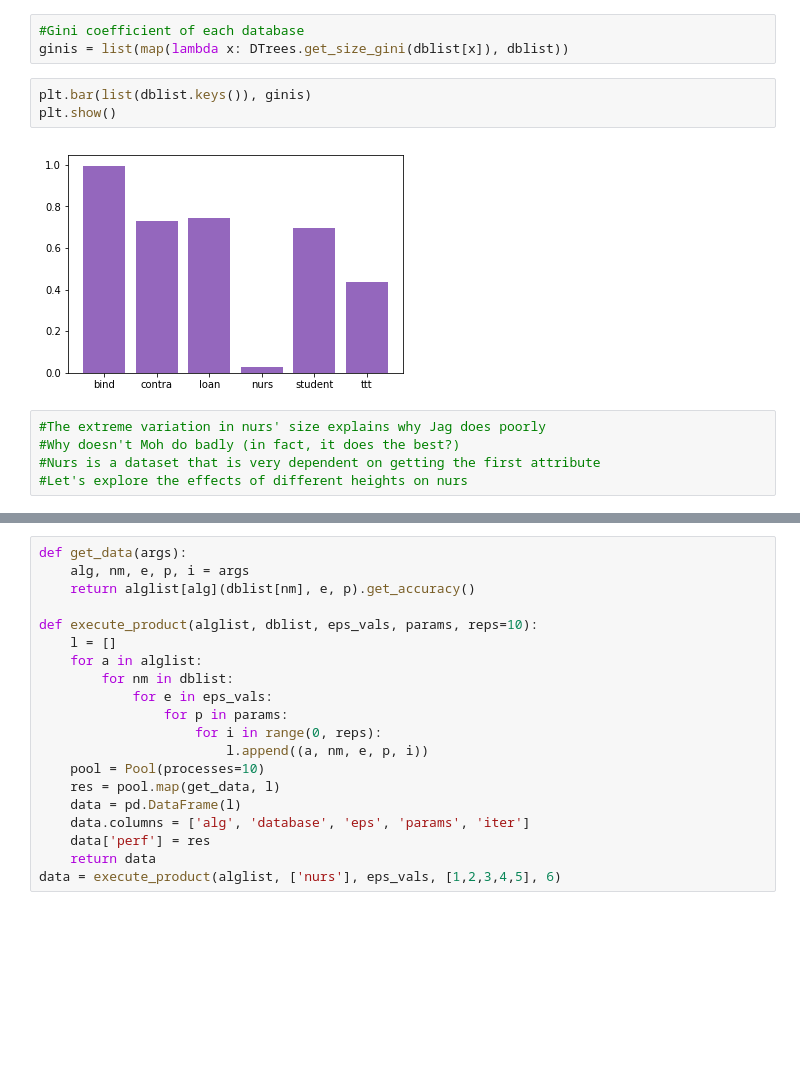
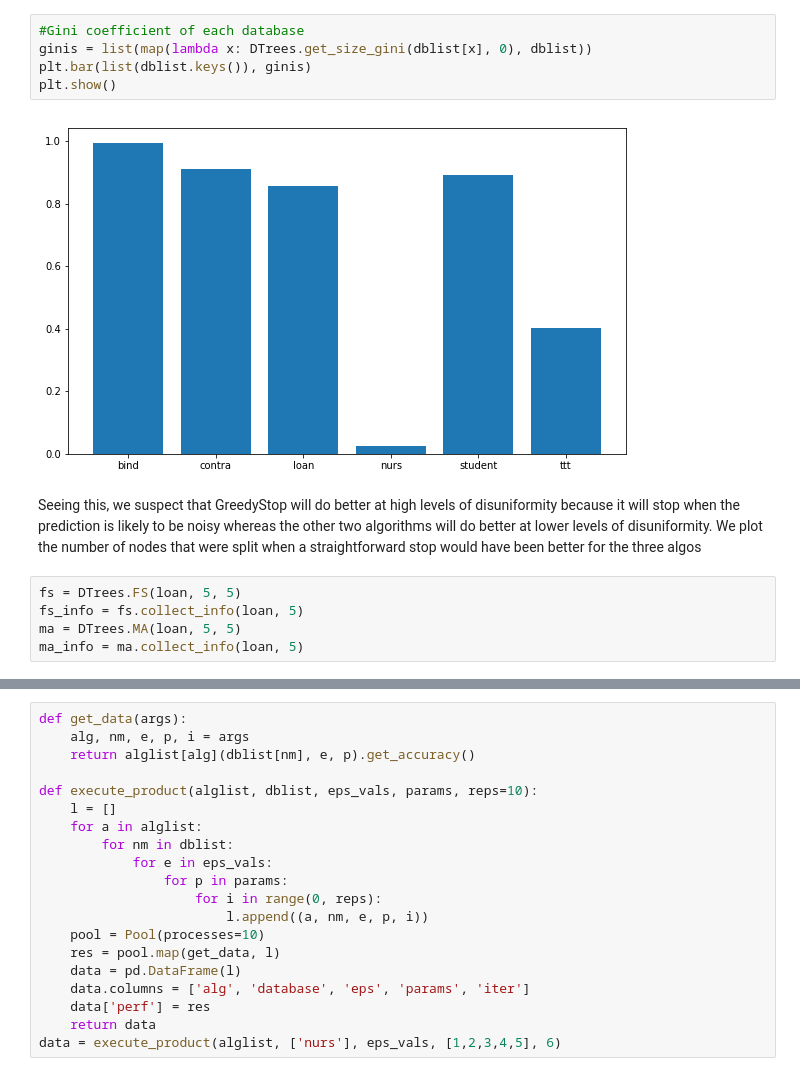
Before and after one commit to jimola/S18_Research, a Jupyter notebook: Python/FeatureTest.ipynb, the cells around one changed output, grey strips where cells are left out. Cells and saved outputs as stored; diff of their text form; blank space fills up the shorter version.

```diff
--- a/Python/FeatureTest.ipynb
+++ b/Python/FeatureTest.ipynb
@@ -6,13 +58,14 @@ plt.show()
 # %%
 #Gini coefficient of each database
-ginis = list(map(lambda x: DTrees.get_size_gini(dblist[x]), dblist))
+ginis = list(map(lambda x: DTrees.get_size_gini(dblist[x], 0), dblist))
+plt.bar(list(dblist.keys()), ginis)
+plt.show()
+# %% [output]
+[figure, added]
-# %%
-plt.bar(list(dblist.keys()), ginis)
-plt.show()
-# %% [output]
-[figure, removed]
-# %%
-#The extreme variation in nurs' size explains why Jag does poorly
-#Why doesn't Moh do badly (in fact, it does the best?)
-#Nurs is a dataset that is very dependent on getting the first attribute
-#Let's explore the effects of different heights on nurs
+# %% [markdown]
+Seeing this, we suspect that GreedyStop will do better at high levels of disuniformity because it will stop when the prediction is likely to be noisy whereas the other two algorithms will do better at lower levels of disuniformity. We plot the number of nodes that were split when a straightforward stop would have been better for the three algos
+# %%
+fs = DTrees.FS(loan, 5, 5)
+fs_info = fs.collect_info(loan, 5)
+ma = DTrees.MA(loan, 5, 5)
+ma_info = ma.collect_info(loan, 5)
```
Also changed, not shown: parts of 10 cells of this notebook, 3 other files.
